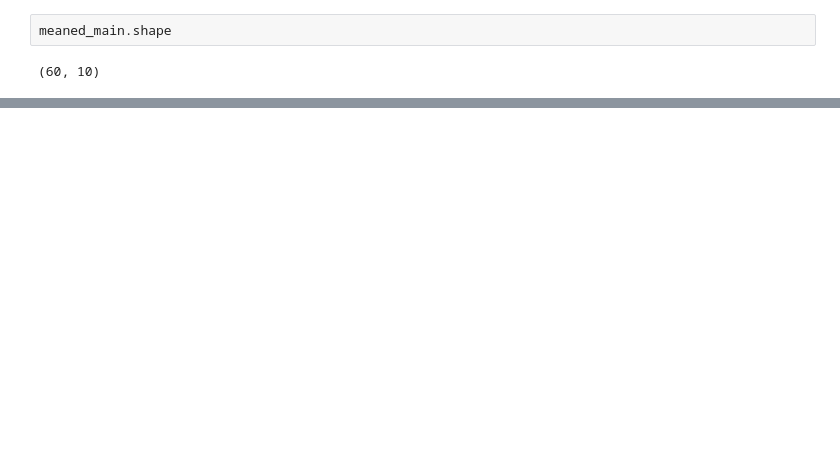
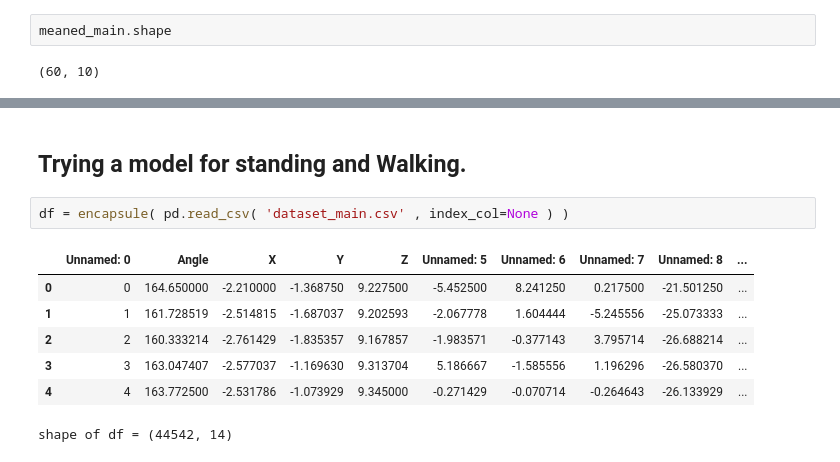
Before and after one commit to ArvindReddyC/Sord_analysis, a Jupyter notebook: newModel.ipynb, the cells around one changed output, grey strips where cells are left out. Drawn from its saved outputs; the diff is of its cells as text; blank space fills up the shorter version.

```diff
--- a/newModel.ipynb
+++ b/newModel.ipynb
@@ -731,0 +839,12 @@ Counter({'Standing': 53, 'Walking': 7})
+# %% [markdown]
+## Trying a model for standing and Walking.
+# %%
+df = encapsule( pd.read_csv( 'dataset_main.csv' , index_col=None ) )
+# %% [output]
+|  | Unnamed: 0 | Angle | X | Y | Z | Unnamed: 5 | Unnamed: 6 | Unnamed: 7 | Unnamed: 8 | ... |
+| 0 | 0 | 164.650000 | -2.210000 | -1.368750 | 9.227500 | -5.452500 | 8.241250 | 0.217500 | -21.501250 | ... |
+| 1 | 1 | 161.728519 | -2.514815 | -1.687037 | 9.202593 | -2.067778 | 1.604444 | -5.245556 | -25.073333 | ... |
+| 2 | 2 | 160.333214 | -2.761429 | -1.835357 | 9.167857 | -1.983571 | -0.377143 | 3.795714 | -26.688214 | ... |
+| 3 | 3 | 163.047407 | -2.577037 | -1.169630 | 9.313704 | 5.186667 | -1.585556 | 1.196296 | -26.580370 | ... |
+| 4 | 4 | 163.772500 | -2.531786 | -1.073929 | 9.345000 | -0.271429 | -0.070714 | -0.264643 | -26.133929 | ... |
+shape of df = (44542, 14)
```
Also changed, not shown: parts of 60 cells of this notebook.
